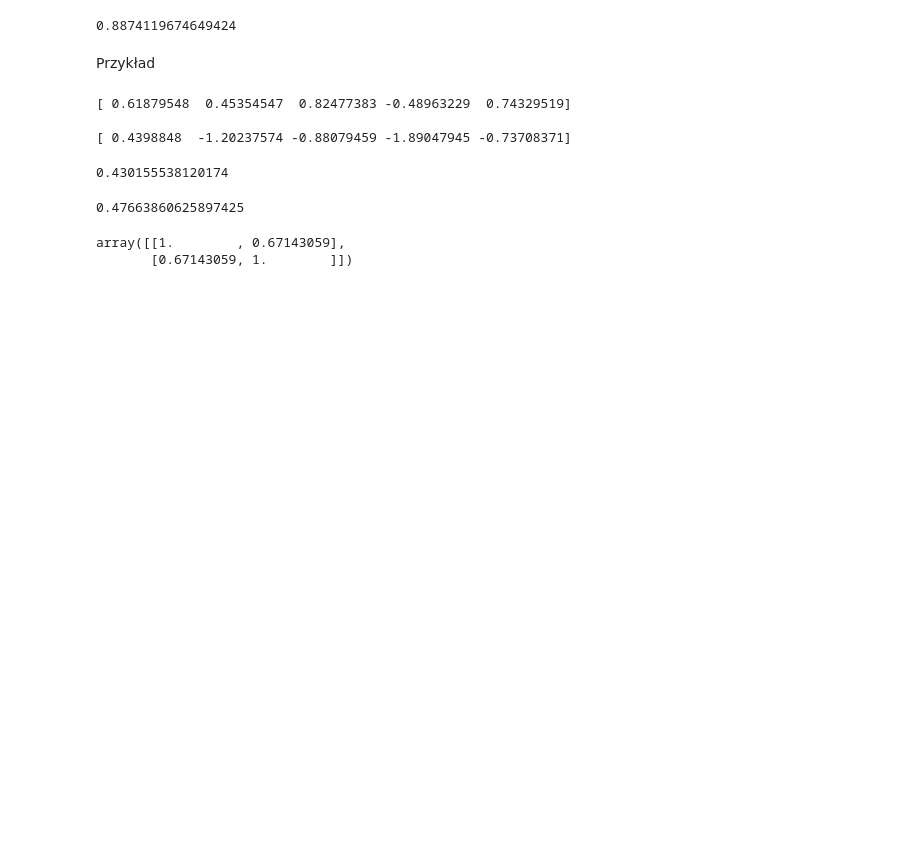
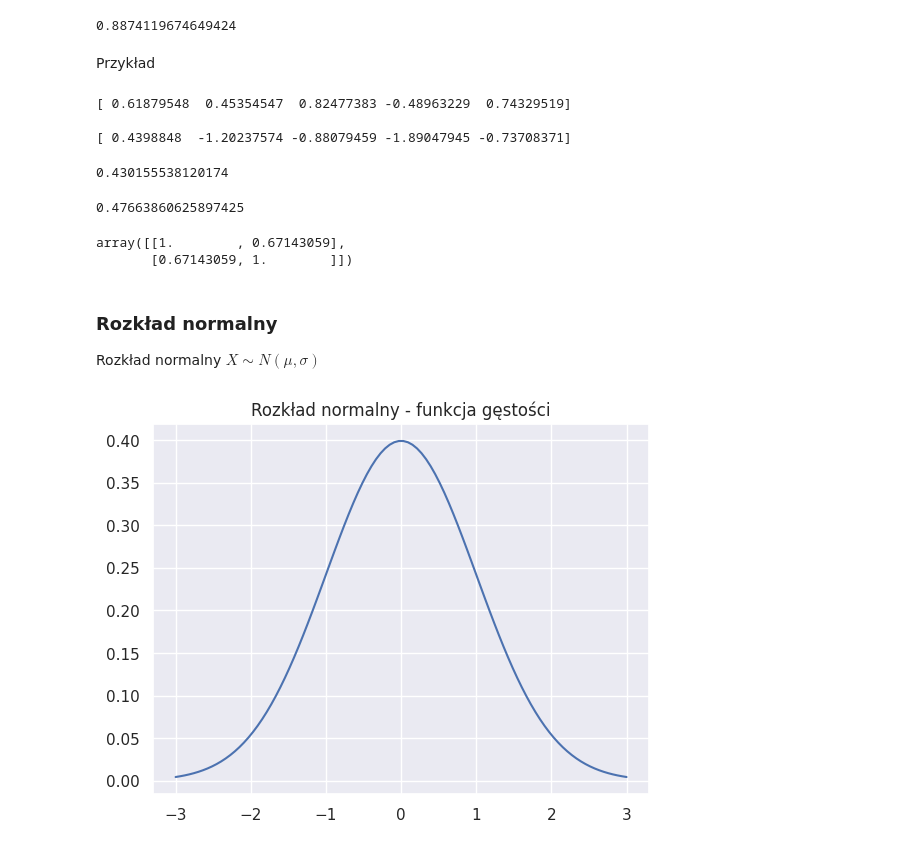
Before and after one commit to MattWroclaw/data-science-bootcamp, a Jupyter notebook: SciPy/01_prawdopodobienstwo_i_stata.ipynb, the cells around one changed output. Drawn from its saved outputs; the diff is of its cells as text; code cells hidden in the pictures; blank space fills up the shorter version.

Commit message:
Rozkład normalny, standaryzacja

```diff
--- a/SciPy/01_prawdopodobienstwo_i_stata.ipynb
+++ b/SciPy/01_prawdopodobienstwo_i_stata.ipynb
@@ -431,3 +431,22 @@ np.corrcoef(x, y)
 # %% [output]
 array([[1.        , 0.67143059],
        [0.67143059, 1.        ]])
+# %% [markdown]
+### Rozkład normalny
+
+Rozkład normalny $X \sim N(\mu, \sigma)$
+# %%
+import matplotlib.pyplot as plt
+import seaborn as sns
+from scipy.stats import norm
+import numpy as np
+
+sns.set()
+
+mu = 0 # średnia
+sigma = 1 # odchylenie standardowe
+x = np.linspace(mu - 3 * sigma, mu + 3 * sigma, 100)
+plt.title('Rozkład normalny - funkcja gęstości')
+_ = plt.plot(x, norm.pdf(x, mu, sigma))
+# %% [output]
+[figure, added]
```
Also changed, not shown: parts of 7 cells of this notebook.
